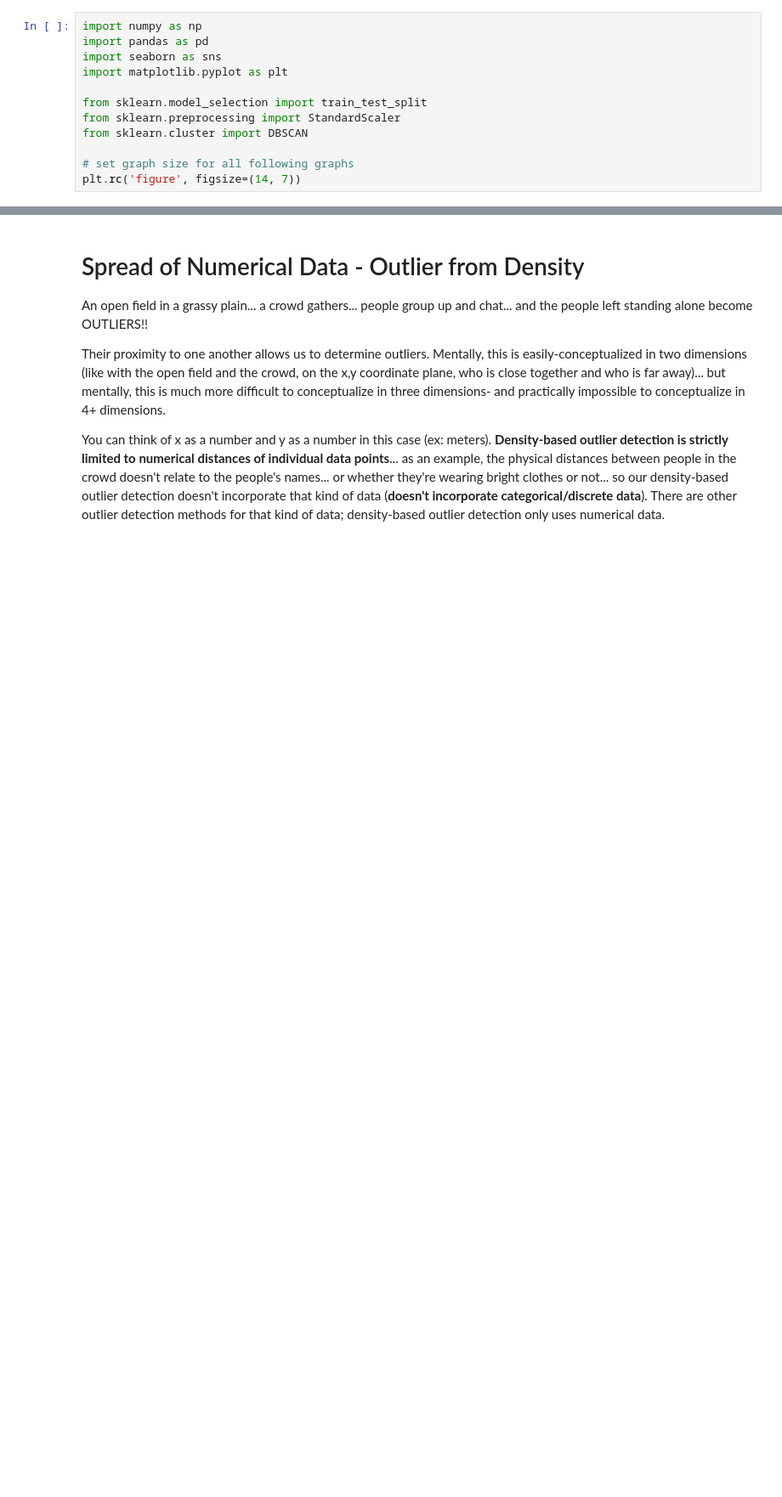
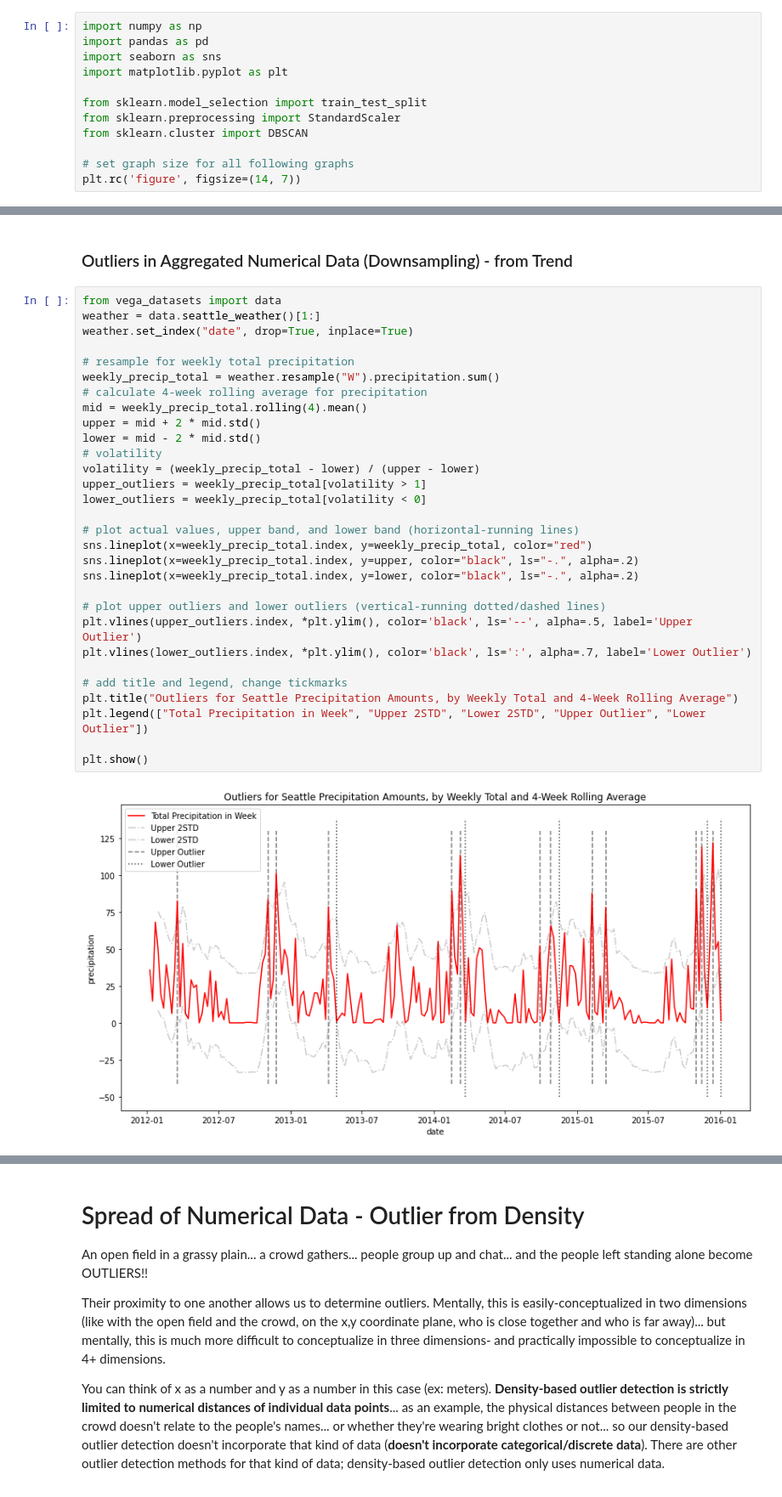
Before and after one commit to JacobPaxton/the-evil-lab, a Jupyter notebook: anomaly_testing.ipynb, the cells around one changed output, grey strips where cells are left out. Shown: that part at 85% size. Cells and saved outputs as stored; diff of their text form; blank space fills up the shorter version.

```diff
--- a/anomaly_testing.ipynb
+++ b/anomaly_testing.ipynb
@@ -68,0 +71,34 @@ plt.show()
+# %% [markdown]
+### Outliers in Aggregated Numerical Data (Downsampling) - from Trend
+# %%
+from vega_datasets import data
+weather = data.seattle_weather()[1:]
+weather.set_index("date", drop=True, inplace=True)
+
+# resample for weekly total precipitation
+weekly_precip_total = weather.resample("W").precipitation.sum()
+# calculate 4-week rolling average for precipitation
+mid = weekly_precip_total.rolling(4).mean()
+upper = mid + 2 * mid.std()
+lower = mid - 2 * mid.std()
+# volatility
+volatility = (weekly_precip_total - lower) / (upper - lower)
+upper_outliers = weekly_precip_total[volatility > 1]
+lower_outliers = weekly_precip_total[volatility < 0]
+
+# plot actual values, upper band, and lower band (horizontal-running lines)
+sns.lineplot(x=weekly_precip_total.index, y=weekly_precip_total, color="red")
+sns.lineplot(x=weekly_precip_total.index, y=upper, color="black", ls="-.", alpha=.2)
+sns.lineplot(x=weekly_precip_total.index, y=lower, color="black", ls="-.", alpha=.2)
+
+# plot upper outliers and lower outliers (vertical-running dotted/dashed lines)
+plt.vlines(upper_outliers.index, *plt.ylim(), color='black', ls='--', alpha=.5, label='Upper Outlier')
+plt.vlines(lower_outliers.index, *plt.ylim(), color='black', ls=':', alpha=.7, label='Lower Outlier')
+
+# add title and legend, change tickmarks
+plt.title("Outliers for Seattle Precipitation Amounts, by Weekly Total and 4-Week Rolling Average")
+plt.legend(["Total Precipitation in Week", "Upper 2STD", "Lower 2STD", "Upper Outlier", "Lower Outlier"])
+
+plt.show()
+# %% [output]
+[figure, added]
```
Also changed, not shown: parts of 7 cells of this notebook.
